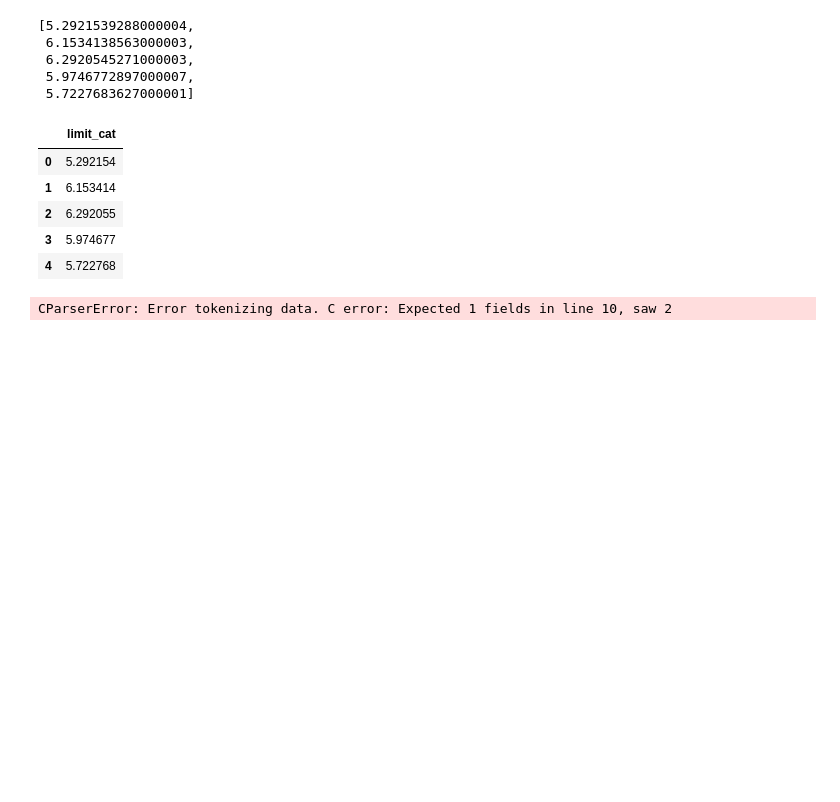
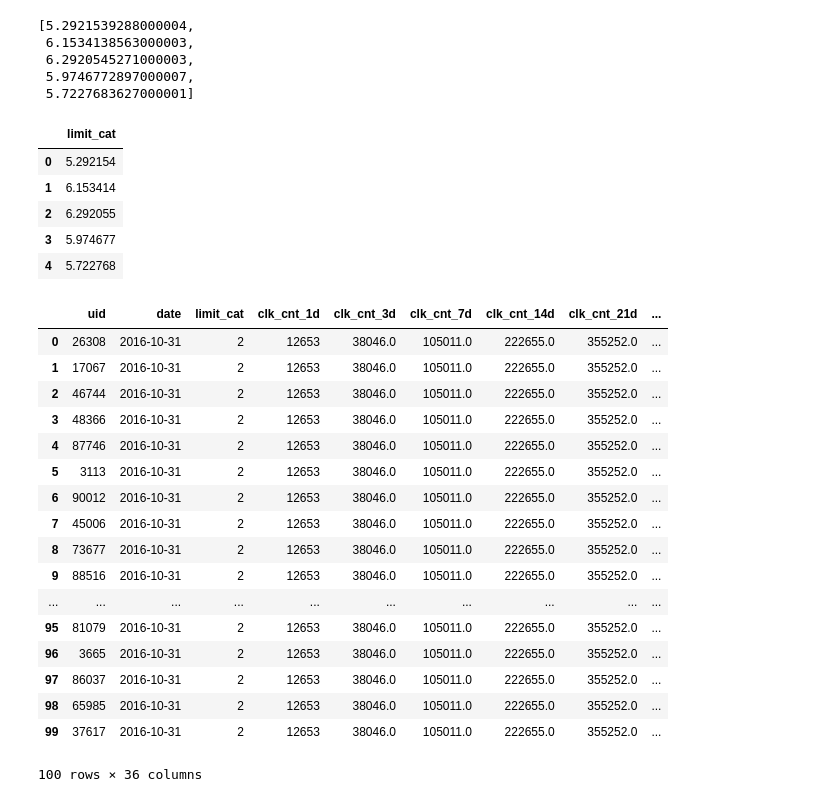
Before and after one commit to fengchuimuhua/fantasy, a Jupyter notebook: src/feature/user_agg.ipynb, the cells around one changed output. Cells and saved outputs as stored; diff of their text form; code cells hidden in the pictures; blank space fills up the shorter version.

```diff
--- a/src/feature/user_agg.ipynb
+++ b/src/feature/user_agg.ipynb
@@ -568,6 +568,25 @@ pd.DataFrame( data={'limit_cat' :list(set(user_df.limit)) })
 | 3 | 5.974677 |
 | 4 | 5.722768 |
 # %%
-limit_date_df  = pd.read_table('limit_date_dim.cclk_user_cate_cnt')
+limit_date_df  = pd.read_csv('limit_date_dim.csv')
-# %% [output]
-CParserError: Error tokenizing data. C error: Expected 1 fields in line 10, saw 2
+# %%
+limit_date_df.head(100)
+# %% [output]
+|  | uid | date | limit_cat | clk_cnt_1d | clk_cnt_3d | clk_cnt_7d | clk_cnt_14d | clk_cnt_21d | ... |
+| 0 | 26308 | 2016-10-31 | 2 | 12653 | 38046.0 | 105011.0 | 222655.0 | 355252.0 | ... |
+| 1 | 17067 | 2016-10-31 | 2 | 12653 | 38046.0 | 105011.0 | 222655.0 | 355252.0 | ... |
+| 2 | 46744 | 2016-10-31 | 2 | 12653 | 38046.0 | 105011.0 | 222655.0 | 355252.0 | ... |
+| 3 | 48366 | 2016-10-31 | 2 | 12653 | 38046.0 | 105011.0 | 222655.0 | 355252.0 | ... |
+| 4 | 87746 | 2016-10-31 | 2 | 12653 | 38046.0 | 105011.0 | 222655.0 | 355252.0 | ... |
+| 5 | 3113 | 2016-10-31 | 2 | 12653 | 38046.0 | 105011.0 | 222655.0 | 355252.0 | ... |
+| 6 | 90012 | 2016-10-31 | 2 | 12653 | 38046.0 | 105011.0 | 222655.0 | 355252.0 | ... |
+| 7 | 45006 | 2016-10-31 | 2 | 12653 | 38046.0 | 105011.0 | 222655.0 | 355252.0 | ... |
+| 8 | 73677 | 2016-10-31 | 2 | 12653 | 38046.0 | 105011.0 | 222655.0 | 355252.0 | ... |
+| 9 | 88516 | 2016-10-31 | 2 | 12653 | 38046.0 | 105011.0 | 222655.0 | 355252.0 | ... |
+| ... | ... | ... | ... | ... | ... | ... | ... | ... | ... |
+| 95 | 81079 | 2016-10-31 | 2 | 12653 | 38046.0 | 105011.0 | 222655.0 | 355252.0 | ... |
+| 96 | 3665 | 2016-10-31 | 2 | 12653 | 38046.0 | 105011.0 | 222655.0 | 355252.0 | ... |
+| 97 | 86037 | 2016-10-31 | 2 | 12653 | 38046.0 | 105011.0 | 222655.0 | 355252.0 | ... |
+| 98 | 65985 | 2016-10-31 | 2 | 12653 | 38046.0 | 105011.0 | 222655.0 | 355252.0 | ... |
+| 99 | 37617 | 2016-10-31 | 2 | 12653 | 38046.0 | 105011.0 | 222655.0 | 355252.0 | ... |
+100 rows × 36 columns
```
